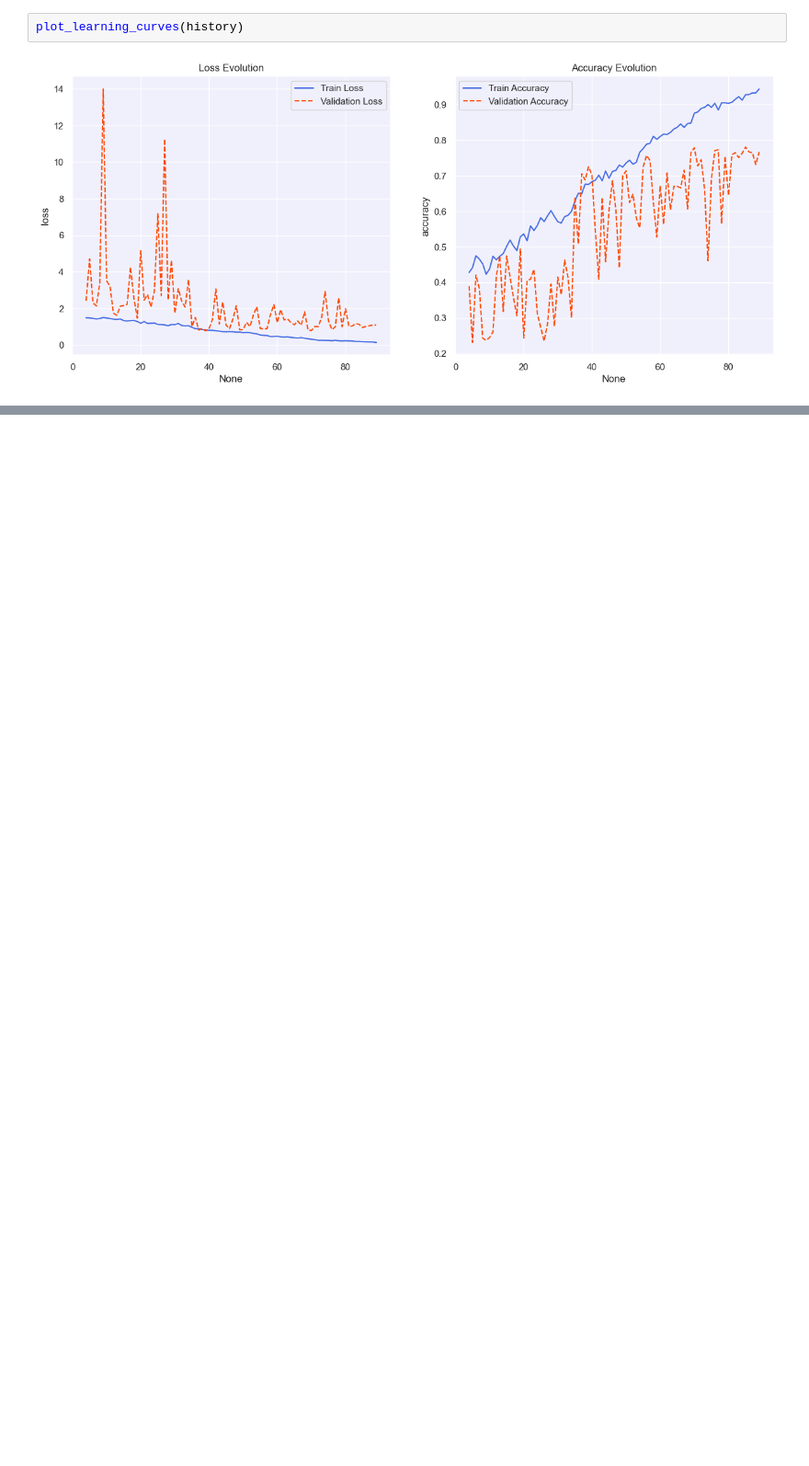
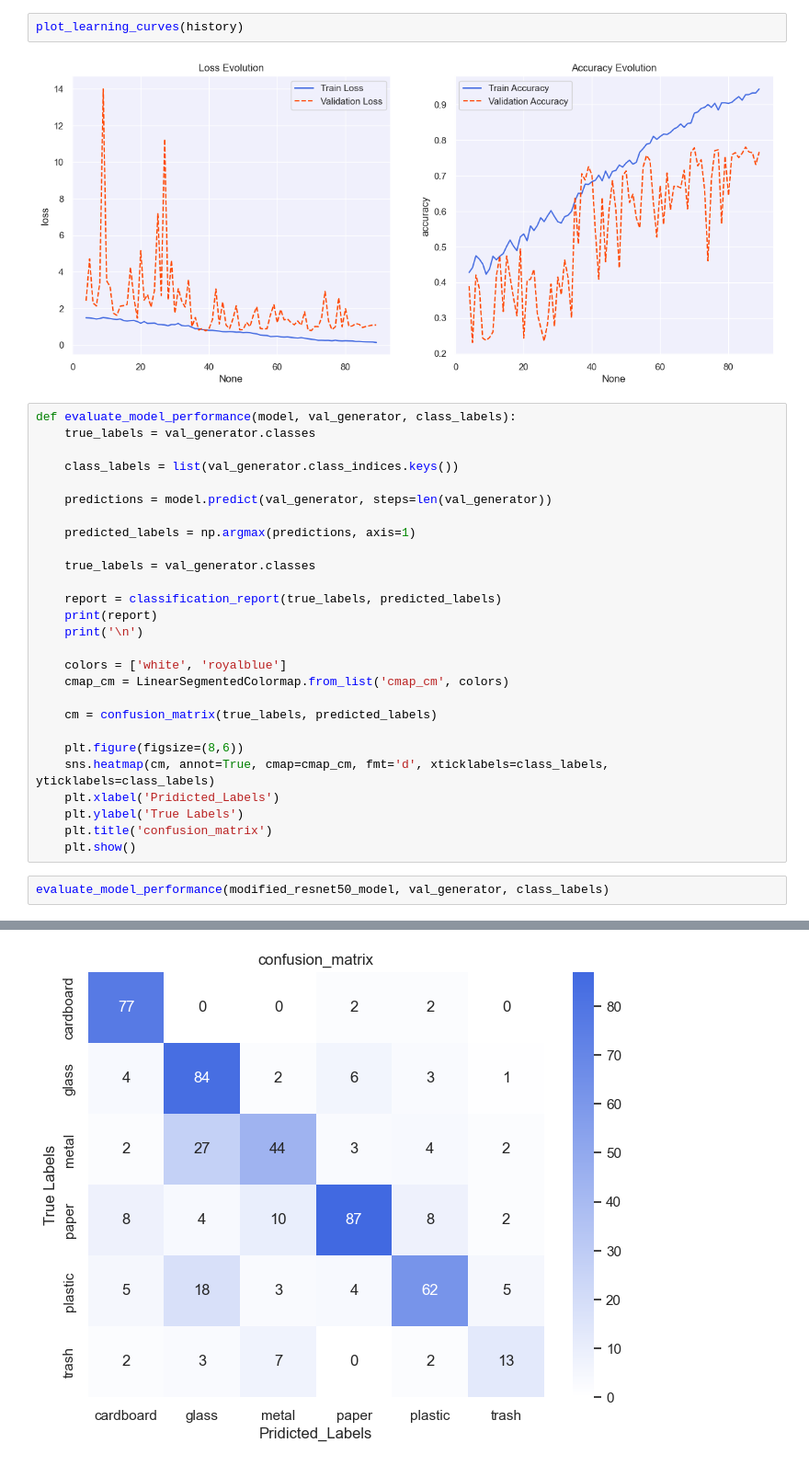
Before and after one commit to DS-21-DL-Project/Trash-classification, a Jupyter notebook: Kaggle_Garbage.ipynb, the cells around one changed output, grey strips where cells are left out. Shown at 92% size. Drawn from its saved outputs; the diff is of its cells as text; blank space fills up the shorter version.

```diff
--- a/Kaggle_Garbage.ipynb
+++ b/Kaggle_Garbage.ipynb
@@ -482,3 +482,33 @@ def plot_learning_curves(history, start_epoch=5):
 plot_learning_curves(history)
 # %% [output]
 [figure]
+# %%
+def evaluate_model_performance(model, val_generator, class_labels):
+    true_labels = val_generator.classes
+
+    class_labels = list(val_generator.class_indices.keys())
+
+    predictions = model.predict(val_generator, steps=len(val_generator))
+
+    predicted_labels = np.argmax(predictions, axis=1)
+
+    true_labels = val_generator.classes
+
+    report = classification_report(true_labels, predicted_labels)
+    print(report)
+    print('\n')
+
+    colors = ['white', 'royalblue']
+    cmap_cm = LinearSegmentedColormap.from_list('cmap_cm', colors)
+
+    cm = confusion_matrix(true_labels, predicted_labels)
+
+    plt.figure(figsize=(8,6))
+    sns.heatmap(cm, annot=True, cmap=cmap_cm, fmt='d', xticklabels=class_labels, yticklabels=class_labels)
+    plt.xlabel('Pridicted_Labels')
+    plt.ylabel('True Labels')
+    plt.title('confusion_matrix')
+    plt.show()
+# %%
+evaluate_model_performance(modified_resnet50_model, val_generator, class_labels)
+# %% [output]
@@ -484,0 +528 @@ plot_learning_curves(history)
+[figure, added]
```
Also changed, not shown: parts of 13 cells of this notebook, 1 other file.
